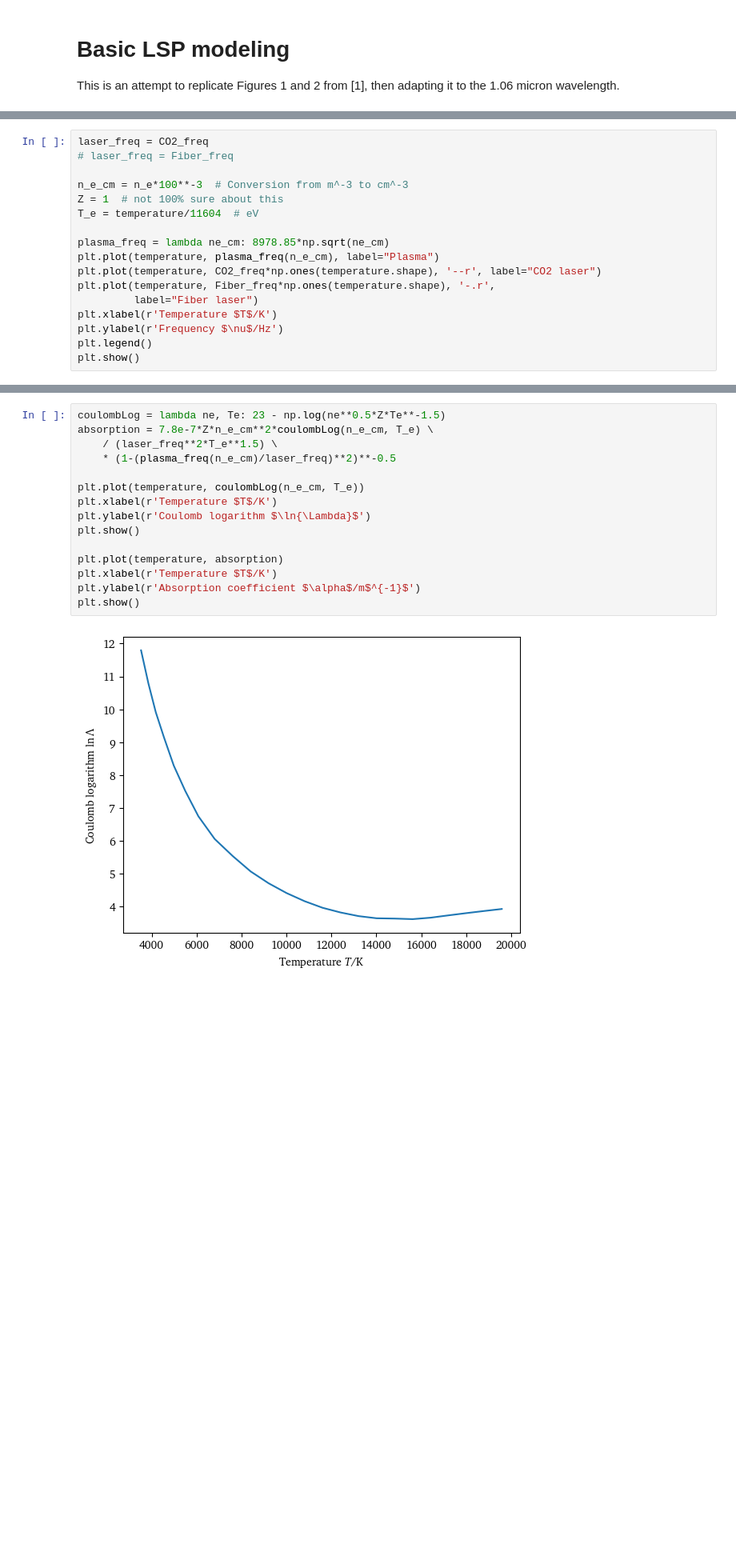
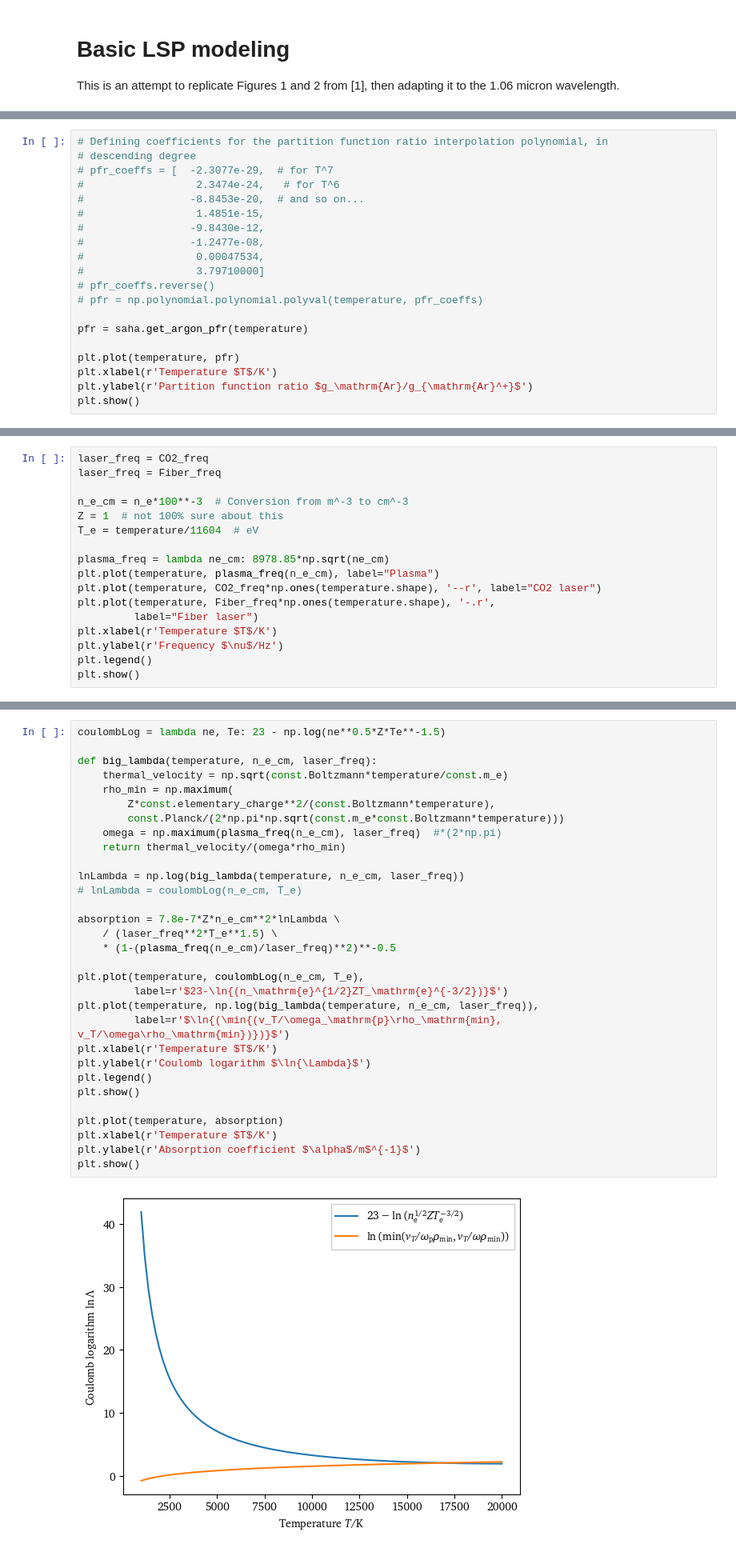
Before and after one commit to eeduplay/MScThesis, a Jupyter notebook: code/absorption.ipynb, the cells around one changed output, grey strips where cells are left out. Shown: that part at 80% size. Saved outputs shown, nothing was run; the diff lists cells and outputs as text; blank space fills up the shorter version.

```diff
--- a/code/absorption.ipynb
+++ b/code/absorption.ipynb
@@ -30,0 +63,20 @@ $$
+# %%
+# Defining coefficients for the partition function ratio interpolation polynomial, in
+# descending degree
+# pfr_coeffs = [  -2.3077e-29,  # for T^7
+#                  2.3474e-24,   # for T^6
+#                 -8.8453e-20,  # and so on...
+#                  1.4851e-15,
+#                 -9.8430e-12,
+#                 -1.2477e-08,
+#                  0.00047534,
+#                  3.79710000]
+# pfr_coeffs.reverse()
+# pfr = np.polynomial.polynomial.polyval(temperature, pfr_coeffs)
+
+pfr = saha.get_argon_pfr(temperature)
+
+plt.plot(temperature, pfr)
+plt.xlabel(r'Temperature $T$/K')
+plt.ylabel(r'Partition function ratio $g_\mathrm{Ar}/g_{\mathrm{Ar}^+}$')
+plt.show()
@@ -123,6 +179,6 @@ When we plot our frequencies:
 # %%
 laser_freq = CO2_freq
-# laser_freq = Fiber_freq
+laser_freq = Fiber_freq
 
 n_e_cm = n_e*100**-3  # Conversion from m^-3 to cm^-3
 Z = 1  # not 100% sure about this
@@ -151,18 +207,34 @@ Where $v_T$ is the thermal velocity of the electrons, and $\rho_\mathrm{min}$ is
 $$\rho_\mathrm{min} \approx \max{\left(\frac{Ze^2}{k_BT}, \frac{\hbar}{(m_\mathrm{e}k_BT)^{1/2}}\right)}$$
 # %%
 coulombLog = lambda ne, Te: 23 - np.log(ne**0.5*Z*Te**-1.5)
-absorption = 7.8e-7*Z*n_e_cm**2*coulombLog(n_e_cm, T_e) \
+
+def big_lambda(temperature, n_e_cm, laser_freq):
+    thermal_velocity = np.sqrt(const.Boltzmann*temperature/const.m_e)
+    rho_min = np.maximum(
+        Z*const.elementary_charge**2/(const.Boltzmann*temperature),
+        const.Planck/(2*np.pi*np.sqrt(const.m_e*const.Boltzmann*temperature)))
+    omega = np.maximum(plasma_freq(n_e_cm), laser_freq)  #*(2*np.pi)
+    return thermal_velocity/(omega*rho_min)
+
+lnLambda = np.log(big_lambda(temperature, n_e_cm, laser_freq))
+# lnLambda = coulombLog(n_e_cm, T_e)
+
+absorption = 7.8e-7*Z*n_e_cm**2*lnLambda \
     / (laser_freq**2*T_e**1.5) \
     * (1-(plasma_freq(n_e_cm)/laser_freq)**2)**-0.5
 
-plt.plot(temperature, coulombLog(n_e_cm, T_e))
+plt.plot(temperature, coulombLog(n_e_cm, T_e),
+         label=r'$23-\ln{(n_\mathrm{e}^{1/2}ZT_\mathrm{e}^{-3/2})}$')
+plt.plot(temperature, np.log(big_lambda(temperature, n_e_cm, laser_freq)),
+         label=r'$\ln{(\min{(v_T/\omega_\mathrm{p}\rho_\mathrm{min}, v_T/\omega\rho_\mathrm{min})})}$')
 plt.xlabel(r'Temperature $T$/K')
 plt.ylabel(r'Coulomb logarithm $\ln{\Lambda}$')
+plt.legend()
 plt.show()
 
 plt.plot(temperature, absorption)
 plt.xlabel(r'Temperature $T$/K')
 plt.ylabel(r'Absorption coefficient $\alpha$/m$^{-1}$')
 plt.show()
 # %% [output]
-[figure, old version]
+[figure, new version]
```
Also changed, not shown: parts of 12 cells of this notebook, 6 other files.
